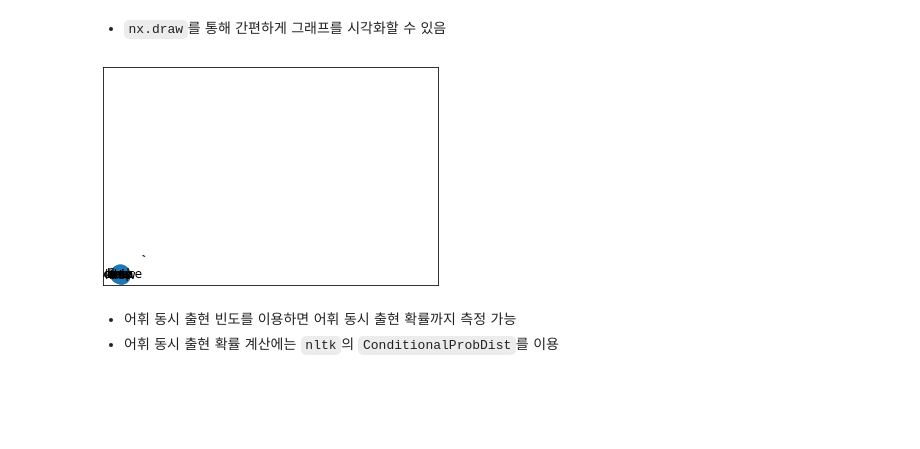
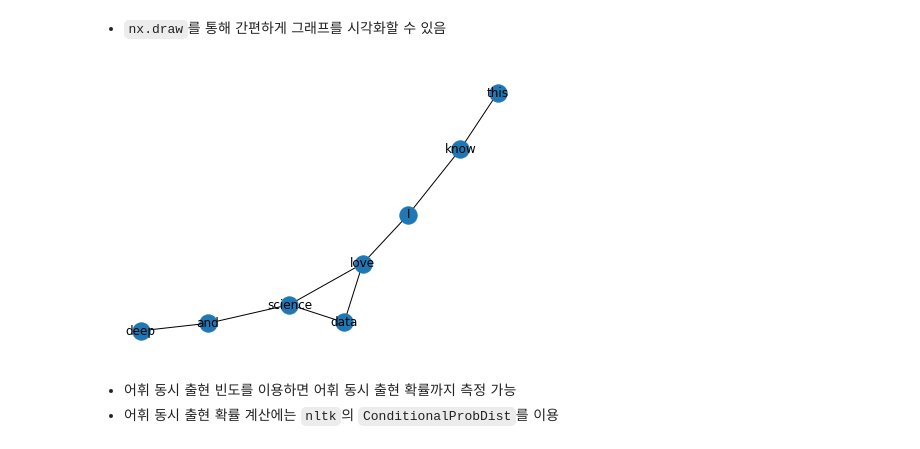
Before and after one commit to sgr1118/-_-, a Jupyter notebook: _5_의미_연결망_분석(Semantic_Network_Analysis).ipynb, the cells around one changed output. Drawn from its saved outputs; the diff is of its cells as text; code cells hidden in the pictures; blank space fills up the shorter version.

```diff
--- a/_5_의미_연결망_분석(Semantic_Network_Analysis).ipynb
+++ b/_5_의미_연결망_분석(Semantic_Network_Analysis).ipynb
@@ -157,11 +157,10 @@ print(G.edges()['I', 'know'])
 {'weight': 1}
 # %% [markdown]
 * `nx.draw`를 통해 간편하게 그래프를 시각화할 수 있음
-# %%
-pos = nx.kamada_kawai_layout(G)
-nx.draw_networkx(G, pos, with_labels = True)
-# %% [output]
-[figure, removed]
+# %%
+nx.draw(G, with_labels = True)
+# %% [output]
+[figure, added]
 # %% [markdown]
 * 어휘 동시 출현 빈도를 이용하면 어휘 동시 출현 확률까지 측정 가능
 * 어휘 동시 출현 확률 계산에는 `nltk`의 `ConditionalProbDist`를 이용
```
Also changed, not shown: parts of 7 cells of this notebook.
